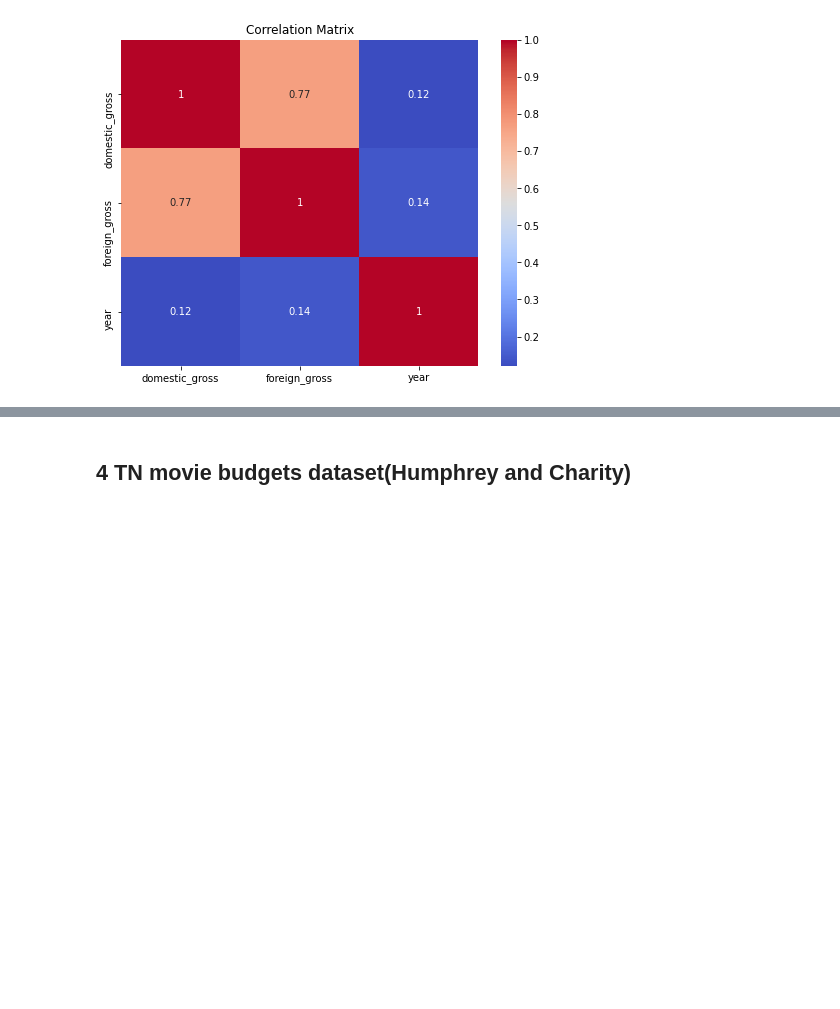
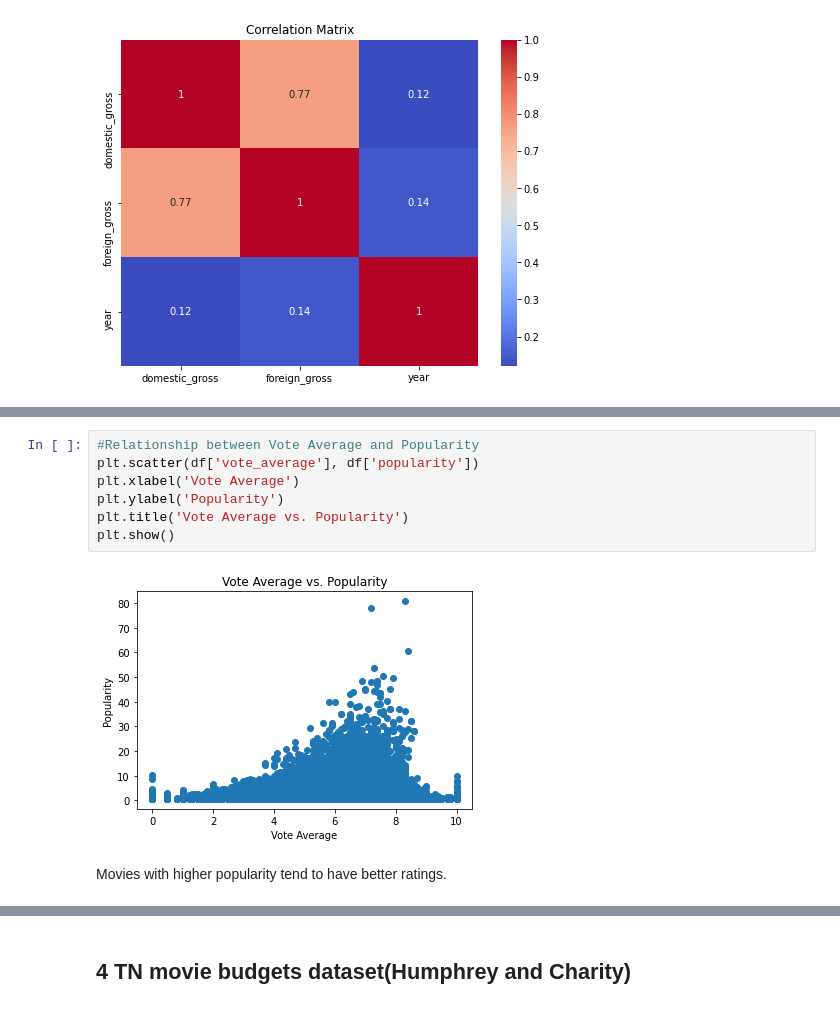
Before and after one commit to Thazes/Dsf-pt09-grp2, a Jupyter notebook: phase_2_group_2.ipynb, the cells around one changed output, grey strips where cells are left out. Drawn from its saved outputs; the diff is of its cells as text; blank space fills up the shorter version.

```diff
--- a/phase_2_group_2.ipynb
+++ b/phase_2_group_2.ipynb
@@ -166,0 +318,11 @@ plt.show()
+# %%
+#Relationship between Vote Average and Popularity
+plt.scatter(df['vote_average'], df['popularity'])
+plt.xlabel('Vote Average')
+plt.ylabel('Popularity')
+plt.title('Vote Average vs. Popularity')
+plt.show()
+# %% [output]
+[figure, added]
+# %% [markdown]
+Movies with higher popularity tend to have better ratings.
```
Also changed, not shown: parts of 35 cells of this notebook.
